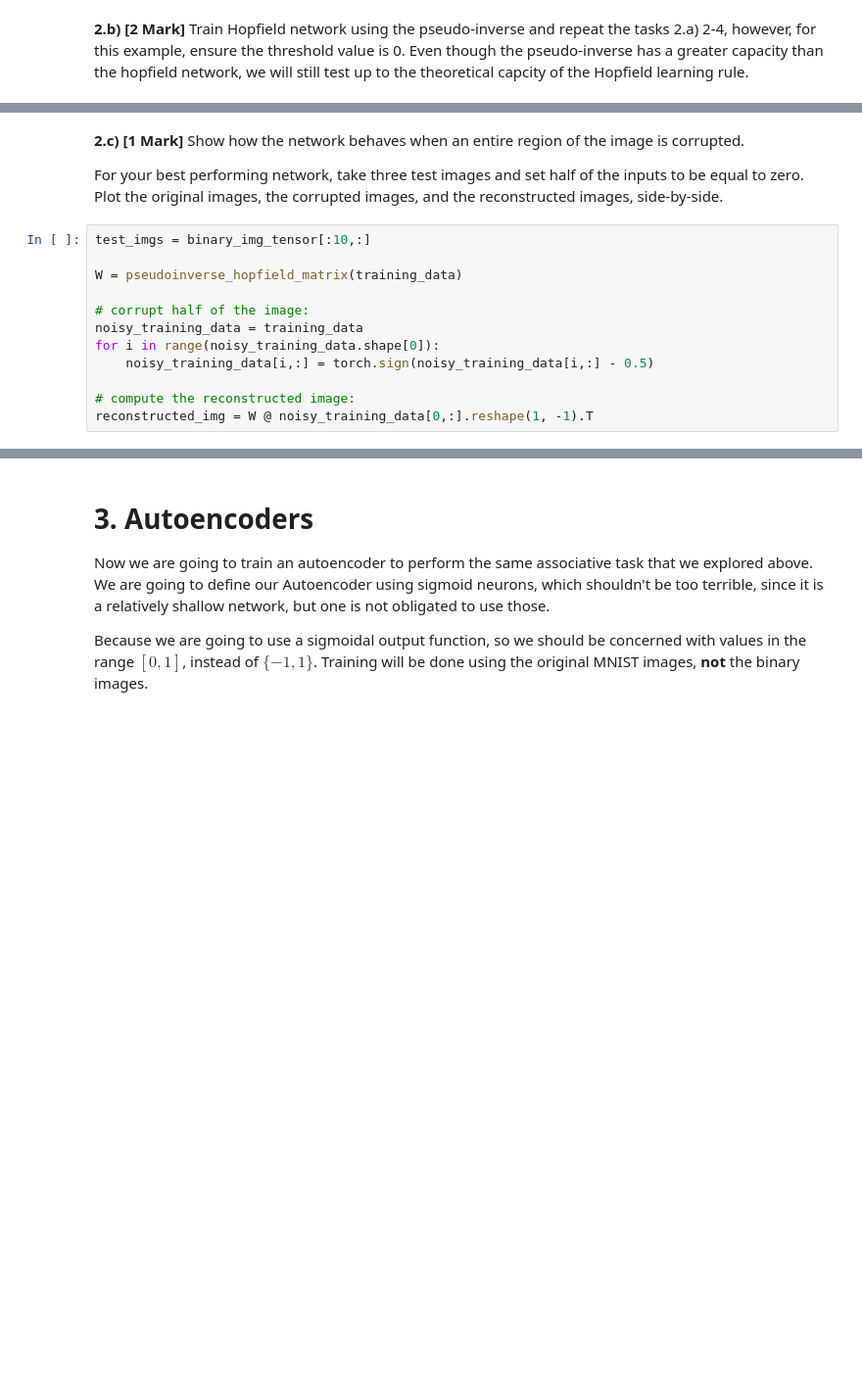
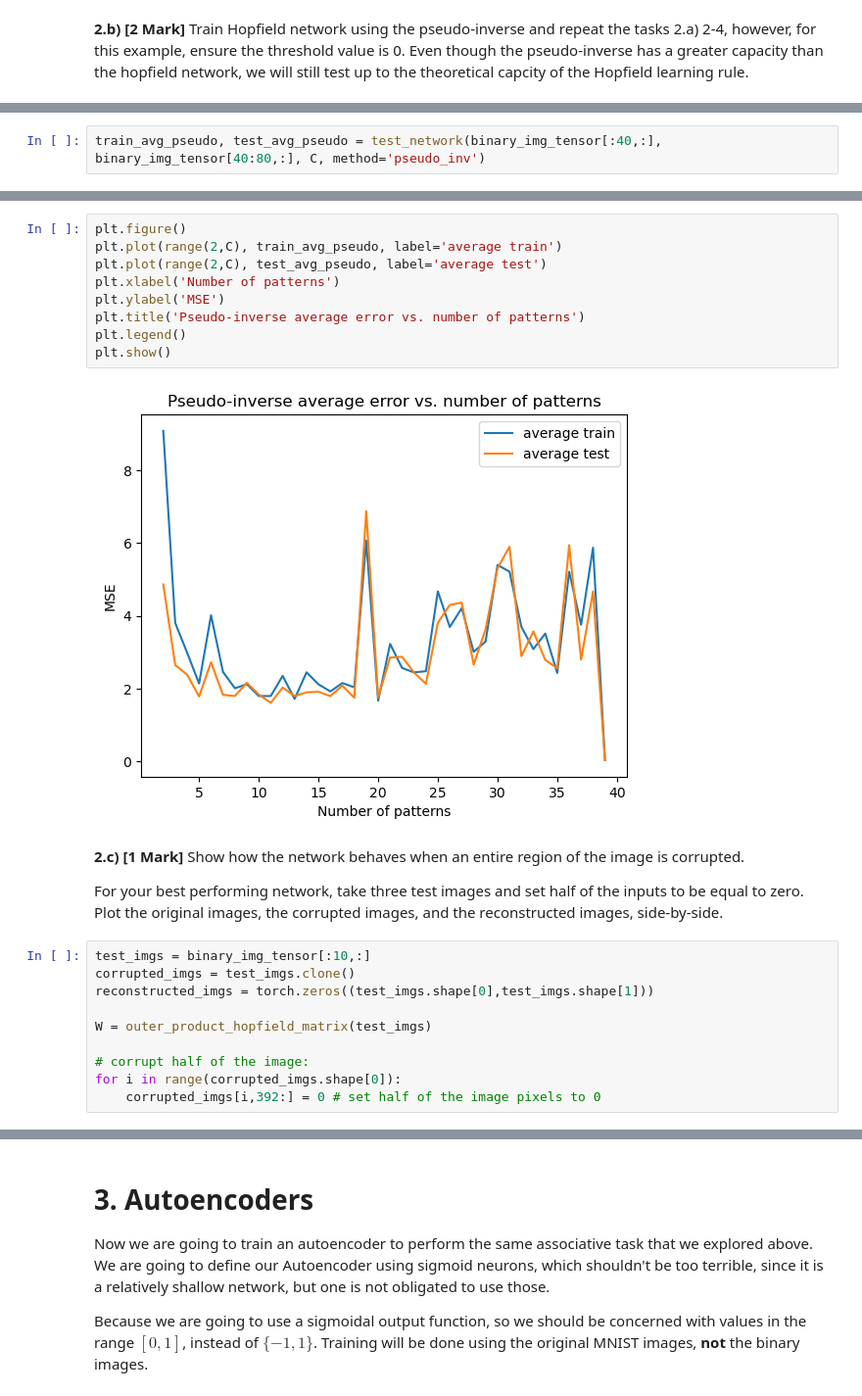
Before and after one commit to kateharvey/SYDE552, a Jupyter notebook: Assignments/20829173-syde552-assignment3.ipynb, the cells around one changed output, grey strips where cells are left out. Shown at 98% size. Drawn from its saved outputs; the diff is of its cells as text; blank space fills up the shorter version.

```diff
--- a/Assignments/20829173-syde552-assignment3.ipynb
+++ b/Assignments/20829173-syde552-assignment3.ipynb
@@ -364,0 +421,2 @@ def pseudoinverse_hopfield_matrix(training_patterns, lamb = 0.01):
+# %%
+train_avg_pseudo, test_avg_pseudo = test_network(binary_img_tensor[:40,:], binary_img_tensor[40:80,:], C, method='pseudo_inv')
@@ -365,3 +441,14 @@ def pseudoinverse_hopfield_matrix(training_patterns, lamb = 0.01):
+# %%
+plt.figure()
+plt.plot(range(2,C), train_avg_pseudo, label='average train')
+plt.plot(range(2,C), test_avg_pseudo, label='average test')
+plt.xlabel('Number of patterns')
+plt.ylabel('MSE')
+plt.title('Pseudo-inverse average error vs. number of patterns')
+plt.legend()
+plt.show()
+# %% [output]
+[figure, added]
 # %% [markdown]
 **2.c) [1 Mark]** Show how the network behaves when an entire region of the image is corrupted.
 
@@ -369,16 +456,14 @@ For your best performing network, take three test images and set half of the inp
 Plot the original images, the corrupted images, and the reconstructed images, side-by-side.
 # %%
 test_imgs = binary_img_tensor[:10,:]
+corrupted_imgs = test_imgs.clone()
+reconstructed_imgs = torch.zeros((test_imgs.shape[0],test_imgs.shape[1]))
 
-W = pseudoinverse_hopfield_matrix(training_data)
+W = outer_product_hopfield_matrix(test_imgs)
 
 # corrupt half of the image:
-noisy_training_data = training_data
-for i in range(noisy_training_data.shape[0]):
-    noisy_training_data[i,:] = torch.sign(noisy_training_data[i,:] - 0.5)
-
-# compute the reconstructed image:
-reconstructed_img = W @ noisy_training_data[0,:].reshape(1, -1).T
+for i in range(corrupted_imgs.shape[0]):
+    corrupted_imgs[i,392:] = 0 # set half of the image pixels to 0
 # %%
 # plot original, corrupted, and reconstructed images
 plt.subplots(3, 3, figsize=(10,9))
```
Also changed, not shown: parts of 20 cells of this notebook.
